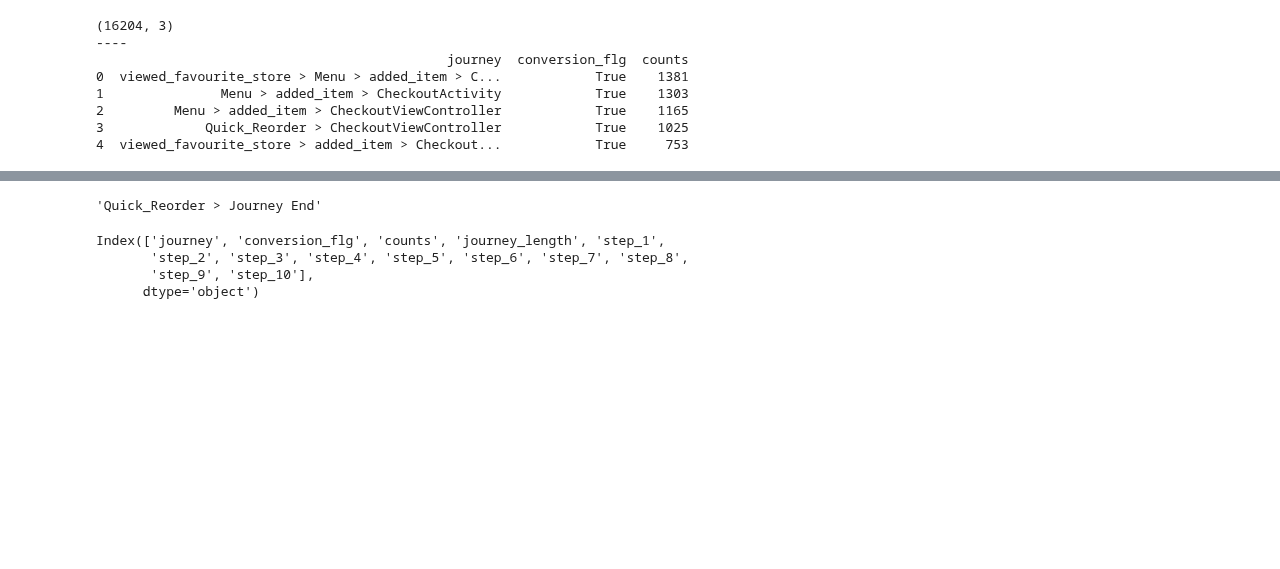
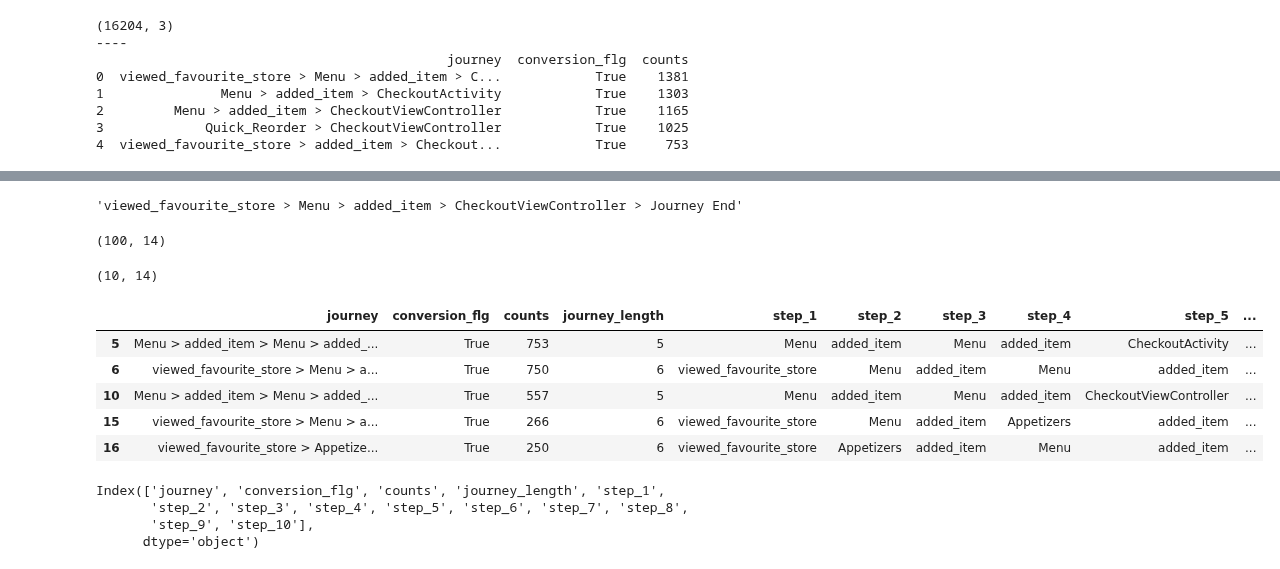
Before and after one commit to matt-walentosky-bt/applebees_user_pathing_analysis, a Jupyter notebook: APP_user_pathing_analysis_20221004.ipynb, the cells around one changed output, grey strips where cells are left out. Saved outputs shown, nothing was run; the diff lists cells and outputs as text; code cells hidden in the pictures; blank space fills up the shorter version.

```diff
--- a/APP_user_pathing_analysis_20221004.ipynb
+++ b/APP_user_pathing_analysis_20221004.ipynb
@@ -101,16 +65,33 @@ df.head(25)
 df = ga4_user_pathing.add_journey_end_string(df, journey_col='journey', conversion_column='Conversion', sep_val=' > ')
 df = ga4_user_pathing.parse_steps(df, sep_val=' > ', max_steps=10)
 # %%
-df['journey'][1]
+df['journey'][0]
 # %% [output]
-'Quick_Reorder > Journey End'
+'viewed_favourite_store > Menu > added_item > CheckoutViewController > Journey End'
 # %%
 #df_filtered.columns
 # %%
 #df_filtered = ga4_user_pathing.remove_long_tail_jouneys(df, count_col='counts', min_path_count=10)
 # %%
-df_filtered = df[(df['journey_length'] >= 3) & (df['journey_length'] <= 9)]
+df_filtered = df[(df['journey_length'] >= 1) & (df['journey_length'] <= 6)]
 df_filtered = df_filtered.sort_values('counts', ascending = False)
-df_filtered = df_filtered.iloc[0:10,:]
+df_filtered = df_filtered.iloc[0:100,:]
+print(df_filtered.shape)
+# %% [output]
+(100, 14)
+# %%
+df_filtered = df_filtered.iloc[0:10,:]
+print(df_filtered.shape)
+# %% [output]
+(10, 14)
+# %%
+df_filtered.head()
+# %% [output]
+|  | journey | conversion_flg | counts | journey_length | step_1 | step_2 | step_3 | step_4 | step_5 | ... |
+| 5 | Menu > added_item > Menu > added_... | True | 753 | 5 | Menu | added_item | Menu | added_item | CheckoutActivity | ... |
+| 6 | viewed_favourite_store > Menu > a... | True | 750 | 6 | viewed_favourite_store | Menu | added_item | Menu | added_item | ... |
+| 10 | Menu > added_item > Menu > added_... | True | 557 | 5 | Menu | added_item | Menu | added_item | CheckoutViewController | ... |
+| 15 | viewed_favourite_store > Menu > a... | True | 266 | 6 | viewed_favourite_store | Menu | added_item | Appetizers | added_item | ... |
+| 16 | viewed_favourite_store > Appetize... | True | 250 | 6 | viewed_favourite_store | Appetizers | added_item | Menu | added_item | ... |
 # %%
 
```
Also changed, not shown: parts of 9 cells of this notebook, 2 other files.
